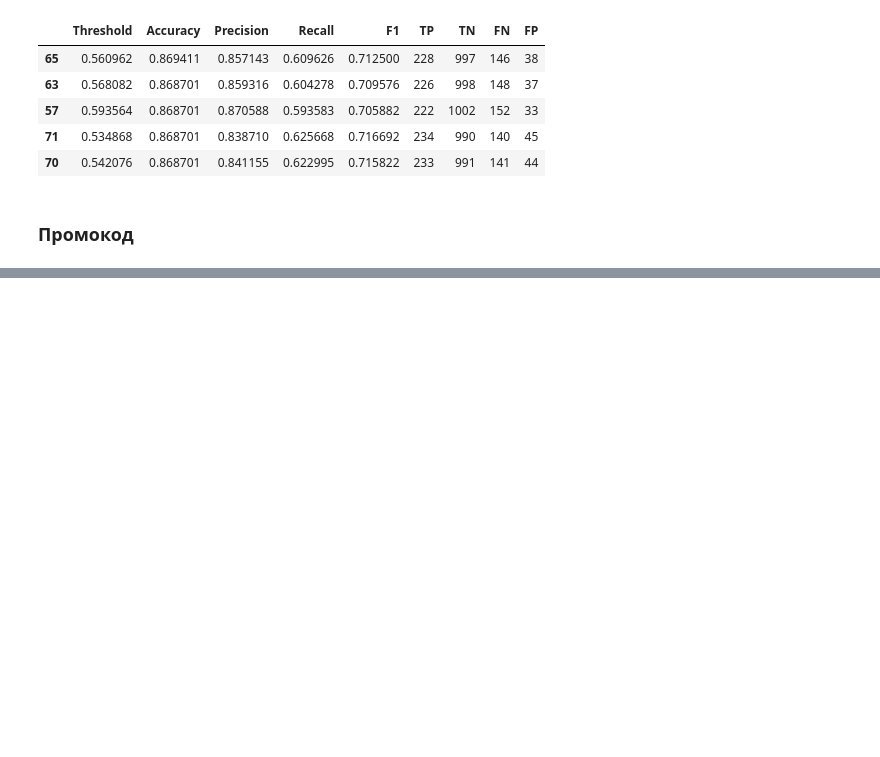
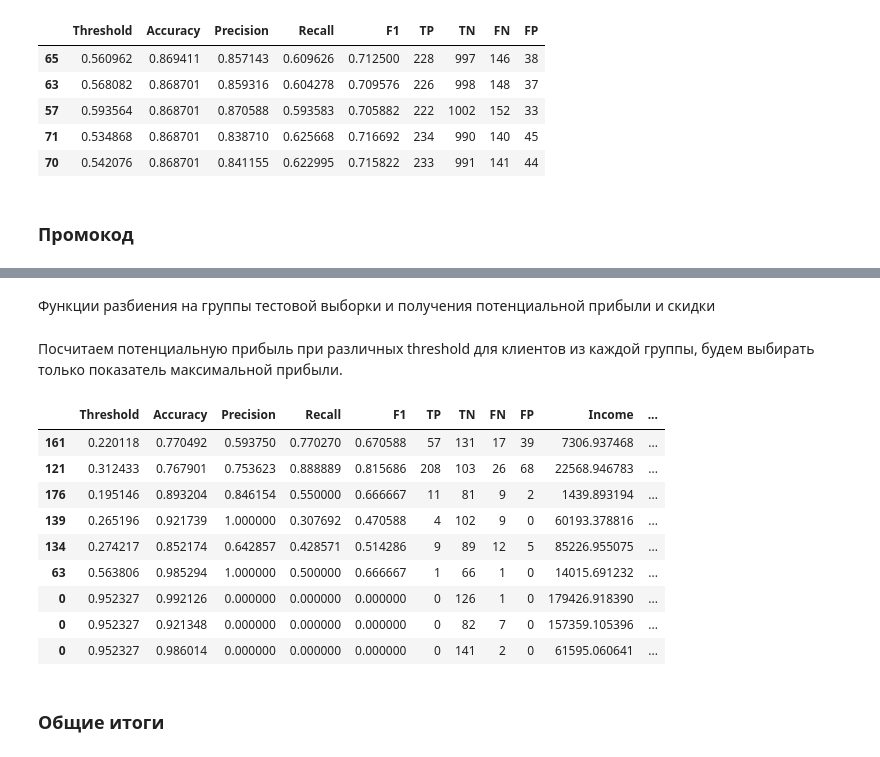
Before and after one commit to BokarevDonat/DataScience, a Jupyter notebook: telekom.ipynb, the cells around one changed output, grey strips where cells are left out. Saved outputs shown, nothing was run; the diff lists cells and outputs as text; code cells hidden in the pictures; blank space fills up the shorter version.

```diff
--- a/telekom.ipynb
+++ b/telekom.ipynb
@@ -845,16 +779,0 @@ def getCharges(pType):
-# %%
-df_optimal_thresholds=pd.DataFrame()
-for ptype in range(0,9):
-    t= getClientTypePair(ptype)['Left']
-    pp= getClientTypePair(ptype)['Probability'].values
-    results=[]
-    for th in thresholds3:
-        pred = np.where(pp>th,1,0)
-        results.append([th,accuracy_score(t,pred), precision_score(t, pred), recall_score(t, pred), f1_score(t, pred), sum(np.where((t==1)&(pred==1),1,0)),sum(np.where((t==0)&(pred==0),1,0)),sum(np.where((t==1)&(pred==0),1,0)),sum(np.where((t==0)&(pred==1),1,0))])
-    total=pd.DataFrame(results, columns=['Threshold','Accuracy','Precision','Recall','F1','TP','TN','FN','FP']).sort_values(by='Accuracy', ascending=False)
-    pc= getCharges(ptype)['PotencialCharges'].values # потенциальная прибыль
-    d=  getCharges(ptype)['Discount'].values # скидка
-    total['Income'] =total['TP']*pc +total['TN']*(pc-d)-total['FN']*pc-total['FP']*d  # прибыль
-    total['group']=ptype # группа, к которой относится клиент
-    df_optimal_thresholds=pd.concat([df_optimal_thresholds,total.sort_values(by='Income', ascending=False).head(1)])
-df_optimal_thresholds
@@ -875,0 +801,2 @@ df_optimal_thresholds
+# %% [markdown]
+Функции разбиения на группы тестовой выборки и получения потенциальной прибыли и скидки
@@ -875,0 +843,31 @@ df_optimal_thresholds
+# %% [markdown]
+Посчитаем потенциальную прибыль при различных threshold для клиентов из каждой группы, будем выбирать только показатель максимальной прибыли.
+# %%
+df_optimal_thresholds=pd.DataFrame()
+for ptype in range(0,9):
+    t= getClientTypePair(ptype)['Left']
+    pp= getClientTypePair(ptype)['Probability'].values
+    results=[]
+    for th in thresholds3[1:]:
+        pred = np.where(pp>th,1,0)
+        results.append([th,accuracy_score(t,pred), precision_score(t, pred), recall_score(t, pred), f1_score(t, pred), sum(np.where((t==1)&(pred==1),1,0)),sum(np.where((t==0)&(pred==0),1,0)),sum(np.where((t==1)&(pred==0),1,0)),sum(np.where((t==0)&(pred==1),1,0))])
+    total=pd.DataFrame(results, columns=['Threshold','Accuracy','Precision','Recall','F1','TP','TN','FN','FP']).sort_values(by='Accuracy', ascending=False)
+    pc= getCharges(ptype)['PotencialCharges'].values # потенциальная прибыль
+    d=  getCharges(ptype)['Discount'].values # скидка
+    total['Income'] =total['TP']*pc +total['TN']*(pc-d)-total['FN']*pc-total['FP']*d  # прибыль
+    total['group']=ptype # группа, к которой относится клиент
+    df_optimal_thresholds=pd.concat([df_optimal_thresholds,total.sort_values(by='Income', ascending=False).head(1)])
+df_optimal_thresholds
+# %% [output]
+|  | Threshold | Accuracy | Precision | Recall | F1 | TP | TN | FN | FP | Income | ... |
+| 161 | 0.220118 | 0.770492 | 0.593750 | 0.770270 | 0.670588 | 57 | 131 | 17 | 39 | 7306.937468 | ... |
+| 121 | 0.312433 | 0.767901 | 0.753623 | 0.888889 | 0.815686 | 208 | 103 | 26 | 68 | 22568.946783 | ... |
+| 176 | 0.195146 | 0.893204 | 0.846154 | 0.550000 | 0.666667 | 11 | 81 | 9 | 2 | 1439.893194 | ... |
+| 139 | 0.265196 | 0.921739 | 1.000000 | 0.307692 | 0.470588 | 4 | 102 | 9 | 0 | 60193.378816 | ... |
+| 134 | 0.274217 | 0.852174 | 0.642857 | 0.428571 | 0.514286 | 9 | 89 | 12 | 5 | 85226.955075 | ... |
+| 63 | 0.563806 | 0.985294 | 1.000000 | 0.500000 | 0.666667 | 1 | 66 | 1 | 0 | 14015.691232 | ... |
+| 0 | 0.952327 | 0.992126 | 0.000000 | 0.000000 | 0.000000 | 0 | 126 | 1 | 0 | 179426.918390 | ... |
+| 0 | 0.952327 | 0.921348 | 0.000000 | 0.000000 | 0.000000 | 0 | 82 | 7 | 0 | 157359.105396 | ... |
+| 0 | 0.952327 | 0.986014 | 0.000000 | 0.000000 | 0.000000 | 0 | 141 | 2 | 0 | 61595.060641 | ... |
+# %% [markdown]
+### Общие итоги
```
Also changed, not shown: parts of 36 cells of this notebook.
